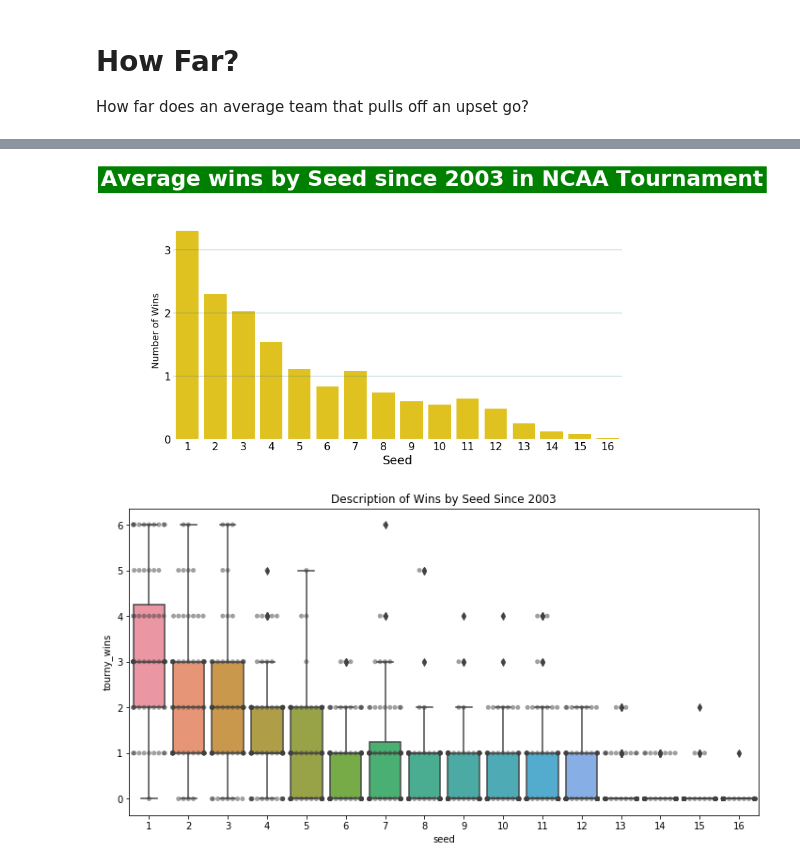
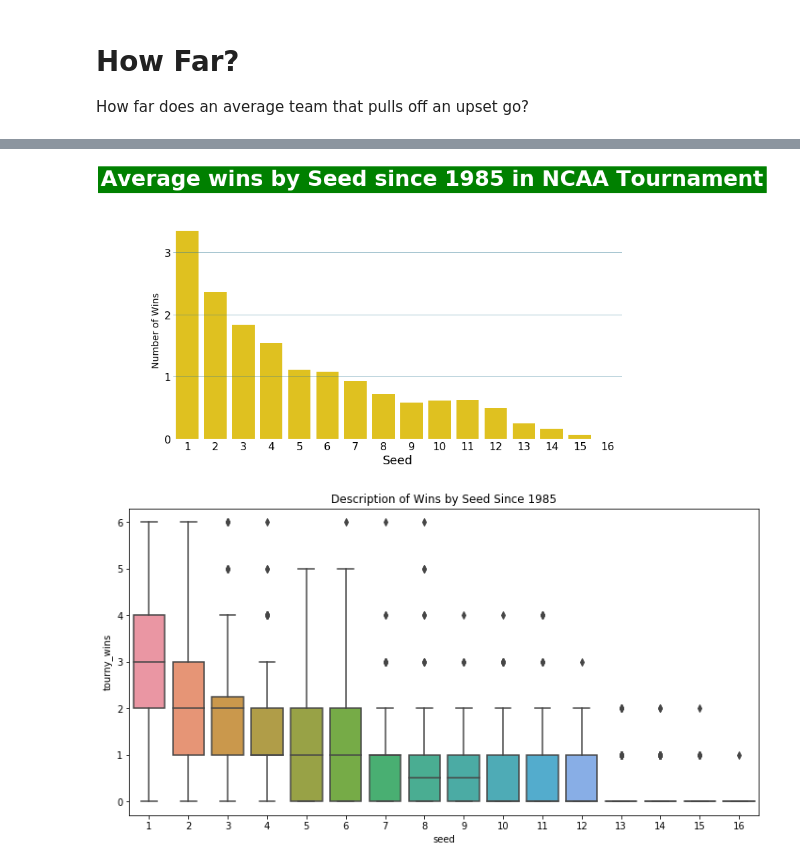
Before and after one commit to Regan831/basketball_predictions, a Jupyter notebook: EDA.ipynb, the cells around one changed output, grey strips where cells are left out. Drawn from its saved outputs; the diff is of its cells as text; code cells hidden in the pictures.

Commit message:
Add proper 1985 data to EDA

```diff
--- a/EDA.ipynb
+++ b/EDA.ipynb
@@ -5,5 +5,6 @@ import seaborn as sns
 from matplotlib.ticker import MaxNLocator
 import numpy as np
 # %%
-df_tourney_wins = pd.read_pickle('df_tourney_wins').drop('diff', axis=1)
+# df_tourney_wins = pd.read_pickle('df_tourney_wins').drop('diff', axis=1)
 df_tourney_all_games =  pd.read_pickle('df_tourney_all_games')
+df_tourney_all_games_1985 = pd.read_pickle('df_tourney_all_games_1985')
@@ -188,8 +248,20 @@ plt.xlabel('Upsets'), plt.ylabel('');
 # %% [markdown]
 # How Far?
 How far does an average team that pulls off an upset go?
+# %%
+# df_1985 = grouped_df.get_group(1985)
+# df_1985['WTeamName'].tolist()
+# for group in grouped_df:
+#     print(group.index.get_level_values('WTeamName').unique())
+df_losers = df_tourney_all_games_1985[df_tourney_all_games_1985['tourn_round'] == 64][['Season', 'LTeamName', 'Lseed']]
+df_losers['tourny_wins'] = 0
+df_losers.rename(columns={'LTeamName': 'TeamName', 'Lseed': 'seed'}, inplace=True)
 # %%
-grouped_df = df_tourney_wins[['Season', 'TeamName', 'seed', 'tourny_wins']].groupby(['seed'])
-df_tourney_wins_describe = grouped_df['tourny_wins'].agg([np.sum, np.size, np.mean, np.std]).reset_index()
-df_tourney_wins_describe['mean']
+df_team_wins = df_tourney_all_games_1985[['Season', 'WTeamName', 'Wseed', 'tourny_wins']]
+df_team_wins.rename(columns={'WTeamName': 'TeamName', 'Wseed': 'seed'}, inplace=True)
+
+df_win_totals = pd.concat([df_team_wins, df_losers]).drop_duplicates(keep='first')
+grouped_df = df_win_totals[['Season', 'TeamName', 'seed', 'tourny_wins']].groupby(['seed'])
+df_tourney_wins_describe = grouped_df['tourny_wins'].agg([np.sum, np.size, np.mean, np.std, np.median]).reset_index()
+df_tourney_wins_describe
 # %% [output]
@@ -215,7 +291,7 @@ fig, ax = plt.subplots(figsize=(12, 6))
 sns.barplot(x=df_tourney_wins_describe.seed, y=df_tourney_wins_describe['mean'], color='#FFD700')
 plt.box(False)
 
-fig.text(x=0, y=1, s='Average wins by Seed since 2003 in NCAA Tournament', fontsize=32, weight='bold', color='white', backgroundcolor='green')
+fig.text(x=0, y=1, s='Average wins by Seed since 1985 in NCAA Tournament', fontsize=32, weight='bold', color='white', backgroundcolor='green')
 
 ax.yaxis.set_major_locator(MaxNLocator(integer=True, steps=[1, 2, 5, 10]))
 ax.yaxis.grid(which='both', linewidth=0.5, color='#3c7f99')
@@ -224,11 +300,11 @@ plt.tick_params(axis='both', which='both',length=0)
 plt.tick_params(axis='both', which='major', labelsize=16)
 plt.ylabel('Number of Wins', fontsize=14), plt.xlabel('Seed', fontsize=18);
 # %% [output]
-[figure, old version]
+[figure, new version]
 # %%
 fig, ax = plt.subplots(figsize=(12, 6))
-ax = sns.boxplot(x="seed", y="tourny_wins", data=df_tourney_wins);
-ax = sns.swarmplot(x="seed", y="tourny_wins", data=df_tourney_wins, alpha=.5, s=5, color='.25')
-plt.title('Description of Wins by Seed Since 2003');
+ax = sns.boxplot(x="seed", y="tourny_wins", data=df_win_totals);
+# ax = sns.swarmplot(x="seed", y="tourny_wins", data=df_win_totals, alpha=.5, s=5, color='.25')
+plt.title('Description of Wins by Seed Since 1985');
 # %% [output]
-[figure, old version]
+[figure, new version]
```
Also changed, not shown: parts of 16 cells of this notebook.
